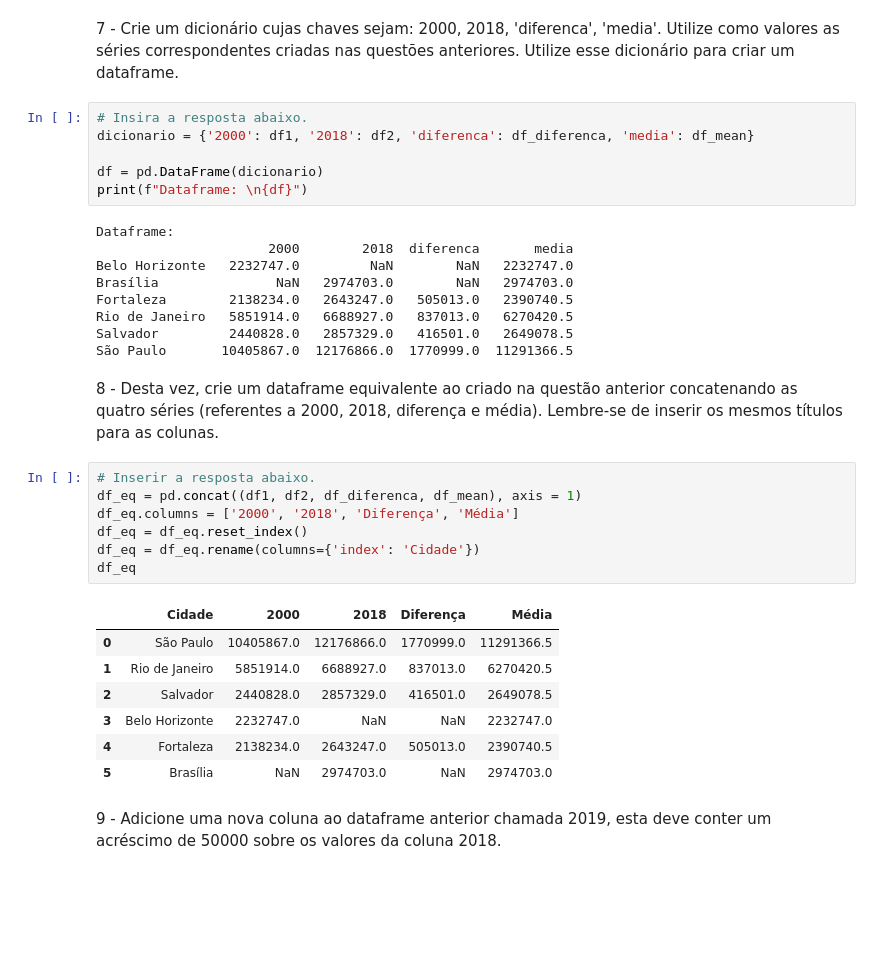
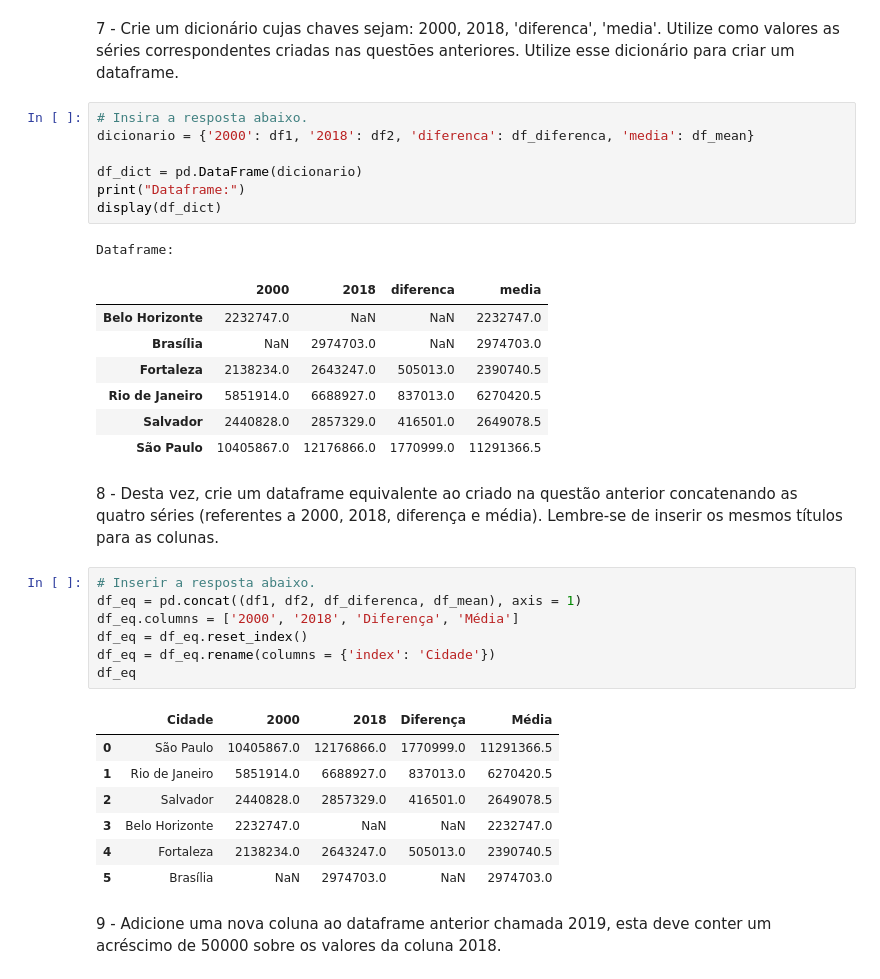
Before and after one commit to ArthurF36/Python_Atv_Pandas, a Jupyter notebook: Notebook/Exercicios_Pandas_Perguntas.ipynb, the cells around one changed output. Saved outputs shown, nothing was run; the diff lists cells and outputs as text; blank space fills up the shorter version.

```diff
--- a/Notebook/Exercicios_Pandas_Perguntas.ipynb
+++ b/Notebook/Exercicios_Pandas_Perguntas.ipynb
@@ -130,18 +130,19 @@ dtype: float64
 # %%
 # Insira a resposta abaixo.
 dicionario = {'2000': df1, '2018': df2, 'diferenca': df_diferenca, 'media': df_mean}
 
-df = pd.DataFrame(dicionario)
-print(f"Dataframe: \n{df}")
+df_dict = pd.DataFrame(dicionario)
+print("Dataframe:")
+display(df_dict)
 # %% [output]
 Dataframe:
-                      2000        2018  diferenca       media
-Belo Horizonte   2232747.0         NaN        NaN   2232747.0
-Brasília               NaN   2974703.0        NaN   2974703.0
-Fortaleza        2138234.0   2643247.0   505013.0   2390740.5
-Rio de Janeiro   5851914.0   6688927.0   837013.0   6270420.5
-Salvador         2440828.0   2857329.0   416501.0   2649078.5
-São Paulo       10405867.0  12176866.0  1770999.0  11291366.5
+|  | 2000 | 2018 | diferenca | media |
+| Belo Horizonte | 2232747.0 | NaN | NaN | 2232747.0 |
+| Brasília | NaN | 2974703.0 | NaN | 2974703.0 |
+| Fortaleza | 2138234.0 | 2643247.0 | 505013.0 | 2390740.5 |
+| Rio de Janeiro | 5851914.0 | 6688927.0 | 837013.0 | 6270420.5 |
+| Salvador | 2440828.0 | 2857329.0 | 416501.0 | 2649078.5 |
+| São Paulo | 10405867.0 | 12176866.0 | 1770999.0 | 11291366.5 |
 # %% [markdown]
 8 - Desta vez, crie um dataframe equivalente ao criado na questão anterior concatenando as quatro séries (referentes a 2000, 2018, diferença e média). Lembre-se de inserir os mesmos títulos para as colunas.
 # %%
@@ -149,7 +150,7 @@ São Paulo       10405867.0  12176866.0  1770999.0  11291366.5
 df_eq = pd.concat((df1, df2, df_diferenca, df_mean), axis = 1)
 df_eq.columns = ['2000', '2018', 'Diferença', 'Média']
 df_eq = df_eq.reset_index()
-df_eq = df_eq.rename(columns={'index': 'Cidade'})
+df_eq = df_eq.rename(columns = {'index': 'Cidade'})
 df_eq
 # %% [output]
 |  | Cidade | 2000 | 2018 | Diferença | Média |
```
Also changed, not shown: parts of 5 cells of this notebook.
